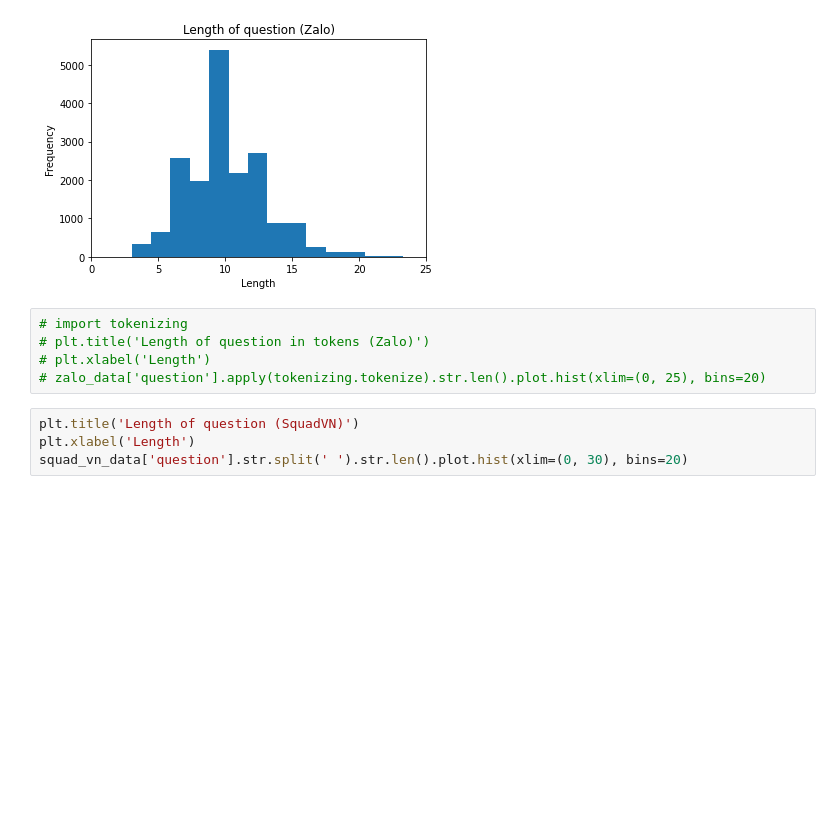
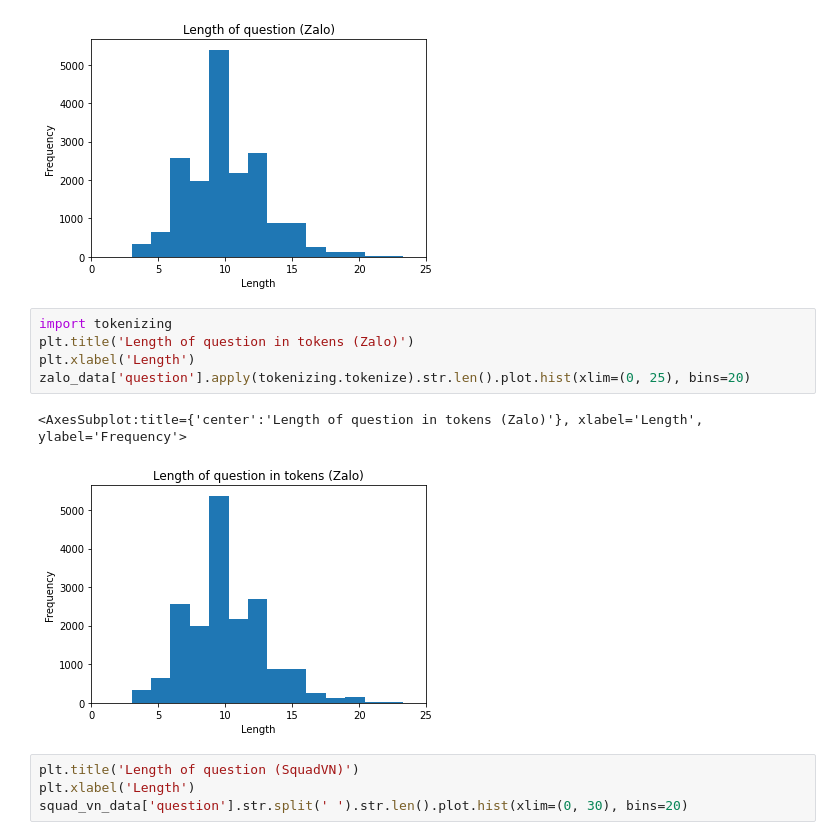
Before and after one commit to leanhduc123/NLP_Zalo_QA, a Jupyter notebook: data_extract.ipynb, the cells around one changed output. Saved outputs shown, nothing was run; the diff lists cells and outputs as text; blank space fills up the shorter version.

Commit message:
add tokenize

```diff
--- a/data_extract.ipynb
+++ b/data_extract.ipynb
@@ -146,10 +146,13 @@ zalo_data['question'].str.split(' ').str.len().plot.hist(xlim=(0, 25), bins=20)
 <AxesSubplot:title={'center':'Length of question (Zalo)'}, xlabel='Length', ylabel='Frequency'>
 [figure]
 # %%
-# import tokenizing
-# plt.title('Length of question in tokens (Zalo)')
-# plt.xlabel('Length')
-# zalo_data['question'].apply(tokenizing.tokenize).str.len().plot.hist(xlim=(0, 25), bins=20)
+import tokenizing
+plt.title('Length of question in tokens (Zalo)')
+plt.xlabel('Length')
+zalo_data['question'].apply(tokenizing.tokenize).str.len().plot.hist(xlim=(0, 25), bins=20)
+# %% [output]
+<AxesSubplot:title={'center':'Length of question in tokens (Zalo)'}, xlabel='Length', ylabel='Frequency'>
+[figure, added]
 # %%
 plt.title('Length of question (SquadVN)')
 plt.xlabel('Length')
```
Also changed, not shown: parts of 4 cells of this notebook, 1 other file.
